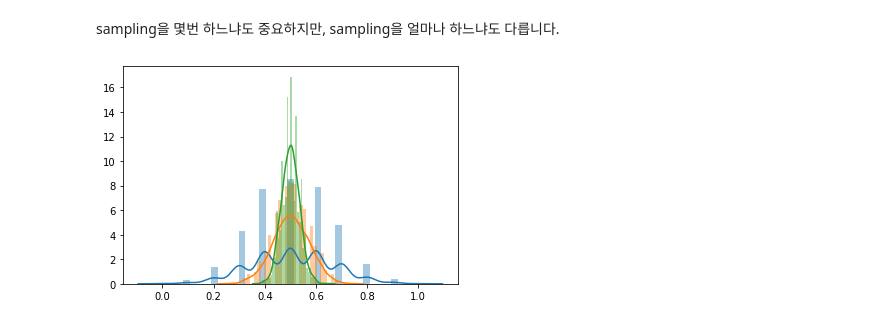
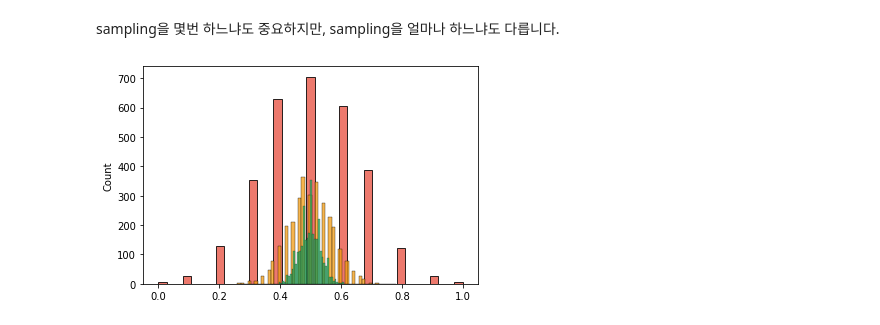
Before and after one commit to ttogle918/ds-zip, a Jupyter notebook: n123-confidence-intervals/n123-confidence-intervals.ipynb, the cells around one changed output. Saved outputs shown, nothing was run; the diff lists cells and outputs as text; code cells hidden in the pictures.

```diff
--- a/n123-confidence-intervals/n123-confidence-intervals.ipynb
+++ b/n123-confidence-intervals/n123-confidence-intervals.ipynb
@@ -19,0 +113,9 @@
+# %%
+s1 = g1.sum()
+s12 = (g1**2).sum()
+
+s2 = g2.sum()
+s22 = (g2**2).sum()
+
+s3 = g3.sum()
+s32 = (g3**2).sum()
@@ -19,0 +128,19 @@
+# %%
+m = 3
+n = 5
+
+x1 = s1 / n # 20.6
+x2 = s2 / n # 15.6
+x3 = s3 / n # 33.6
+
+x = (s1 + s2 + s3) / (n+n+n) # 23.2667
+xx = x**2
+
+ssb = n * ((x1 - x)**2 + (x2-x)**2 + (x3-x)**2) # 863.3335
+ssw1 = s12 + s22 + s32 # 10975
+
+ssw = ssw1 - n*m*xx - ssb # 1991.5772
+
+F = (ssb / (m-1)) / (ssw / (n*m - m))
+
+print(F) # 2.60
@@ -120,11 +257,15 @@ for x in range(0, 3000):
 # %%
 import seaborn as sns
 ax = plt.subplots()
-for sample in [sample_means_small, sample_means_medium, sample_means_large]:
-  sns.distplot(sample)
 
-# sample_means_small -> blue line
-# sample_means_medium -> orange line
-# sample_means_large -> green line
+sns.histplot(sample_means_small, color = '#e74c3c')
+
+sns.histplot(sample_means_medium, color = '#f39c12')
+
+sns.histplot(sample_means_large, color = '#27ae60');
+
+# sample_means_small -> red
+# sample_means_medium -> orange
+# sample_means_large -> green
 # %% [output]
-[figure, old version]
+[figure, new version]
```
Also changed, not shown: parts of 43 cells of this notebook.
